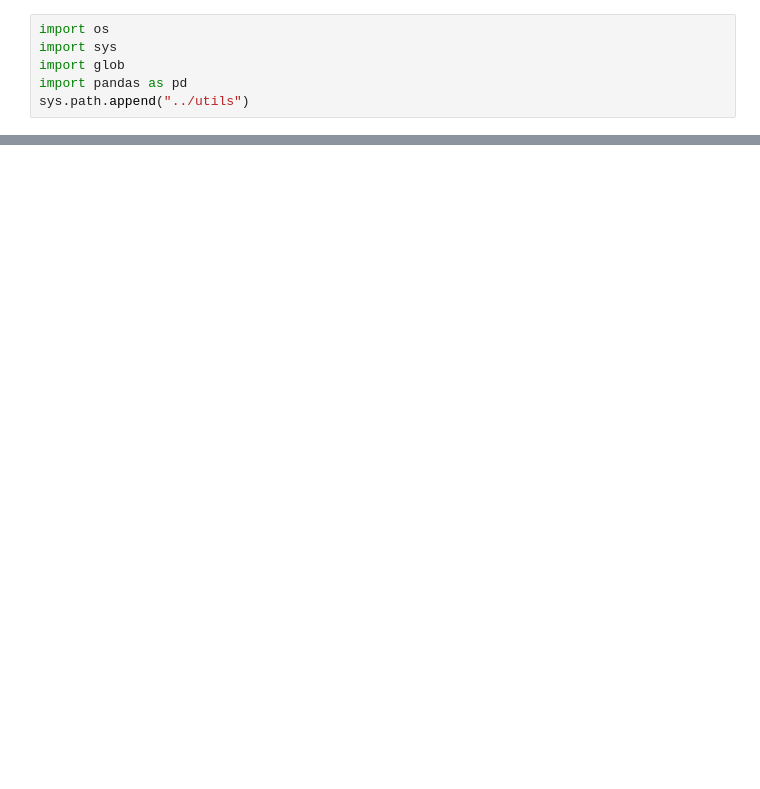
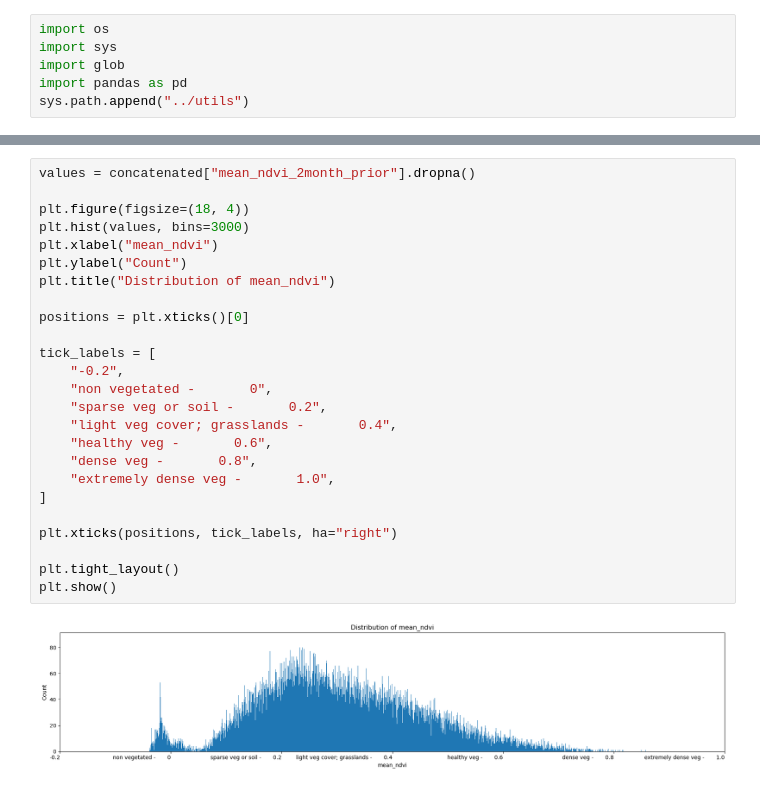
Before and after one commit to wildfire-prep/data-preparation, a Jupyter notebook: code/07_ndvi_pystac/ndvi_concat.ipynb, the cells around one changed output, grey strips where cells are left out. Cells and saved outputs as stored; diff of their text form; blank space fills up the shorter version.

```diff
--- a/code/07_ndvi_pystac/ndvi_concat.ipynb
+++ b/code/07_ndvi_pystac/ndvi_concat.ipynb
@@ -44,0 +58,27 @@ plt.show()
+# %%
+values = concatenated["mean_ndvi_2month_prior"].dropna()
+
+plt.figure(figsize=(18, 4))
+plt.hist(values, bins=3000)
+plt.xlabel("mean_ndvi")
+plt.ylabel("Count")
+plt.title("Distribution of mean_ndvi")
+
+positions = plt.xticks()[0]
+
+tick_labels = [
+    "-0.2",
+    "non vegetated -       0",
+    "sparse veg or soil -       0.2",
+    "light veg cover; grasslands -       0.4",
+    "healthy veg -       0.6",
+    "dense veg -       0.8",
+    "extremely dense veg -       1.0",
+]
+
+plt.xticks(positions, tick_labels, ha="right")
+
+plt.tight_layout()
+plt.show()
+# %% [output]
+[figure, added]
```
Also changed, not shown: parts of 5 cells of this notebook, 3 other files.
